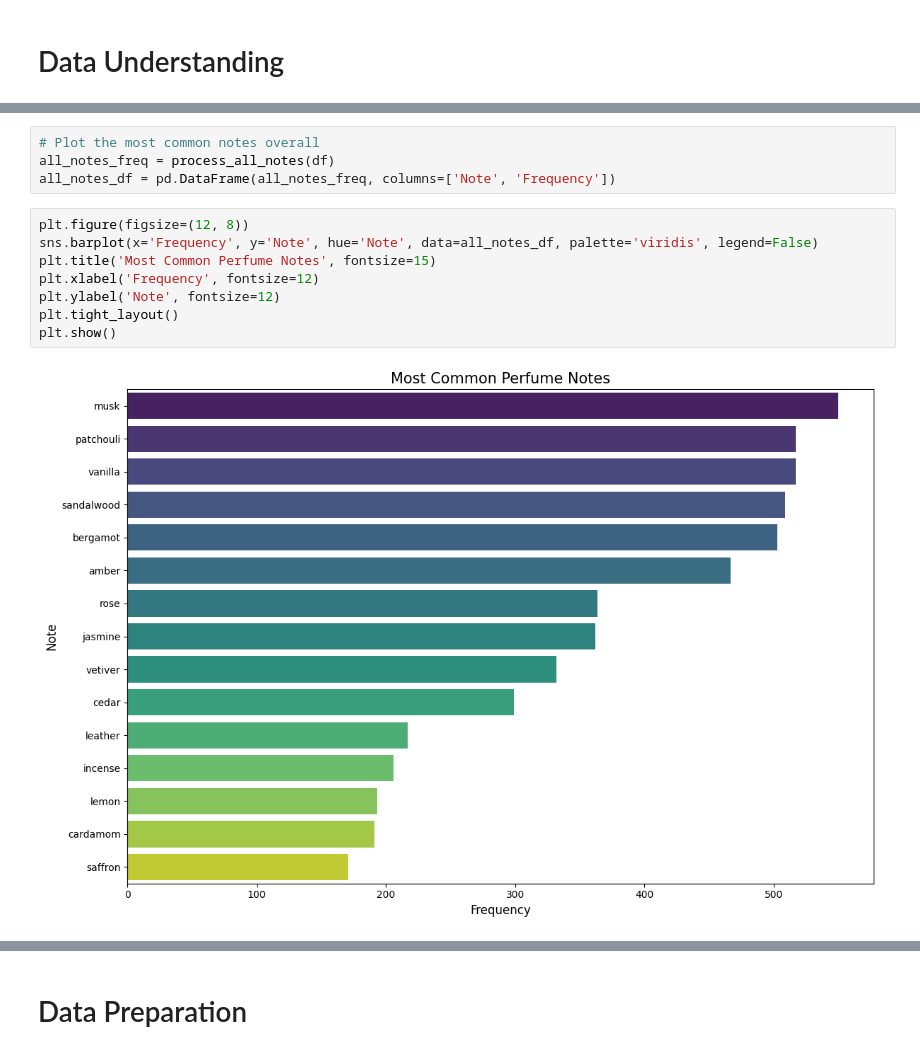
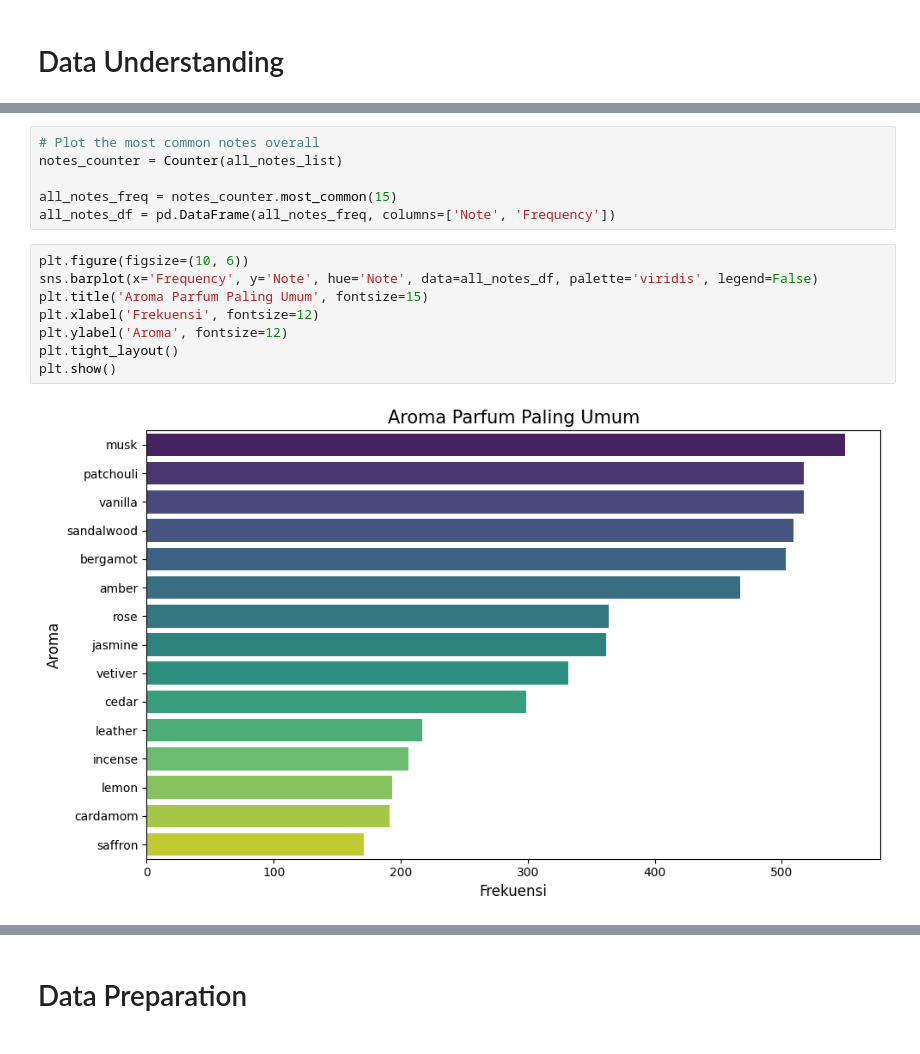
Before and after one commit to ardanngrha/perfume-recommendation-system, a Jupyter notebook: notebook.ipynb, the cells around one changed output, grey strips where cells are left out. Cells and saved outputs as stored; diff of their text form.

```diff
--- a/notebook.ipynb
+++ b/notebook.ipynb
@@ -121,14 +110,16 @@ def process_all_notes(df):
 # %%
 # Plot the most common notes overall
-all_notes_freq = process_all_notes(df)
+notes_counter = Counter(all_notes_list)
+
+all_notes_freq = notes_counter.most_common(15)
 all_notes_df = pd.DataFrame(all_notes_freq, columns=['Note', 'Frequency'])
 # %%
-plt.figure(figsize=(12, 8))
+plt.figure(figsize=(10, 6))
 sns.barplot(x='Frequency', y='Note', hue='Note', data=all_notes_df, palette='viridis', legend=False)
-plt.title('Most Common Perfume Notes', fontsize=15)
-plt.xlabel('Frequency', fontsize=12)
-plt.ylabel('Note', fontsize=12)
+plt.title('Aroma Parfum Paling Umum', fontsize=15)
+plt.xlabel('Frekuensi', fontsize=12)
+plt.ylabel('Aroma', fontsize=12)
 plt.tight_layout()
 plt.show()
 # %% [output]
-[figure, old version]
+[figure, new version]
```
Also changed, not shown: parts of 34 cells of this notebook, 2 other files.
